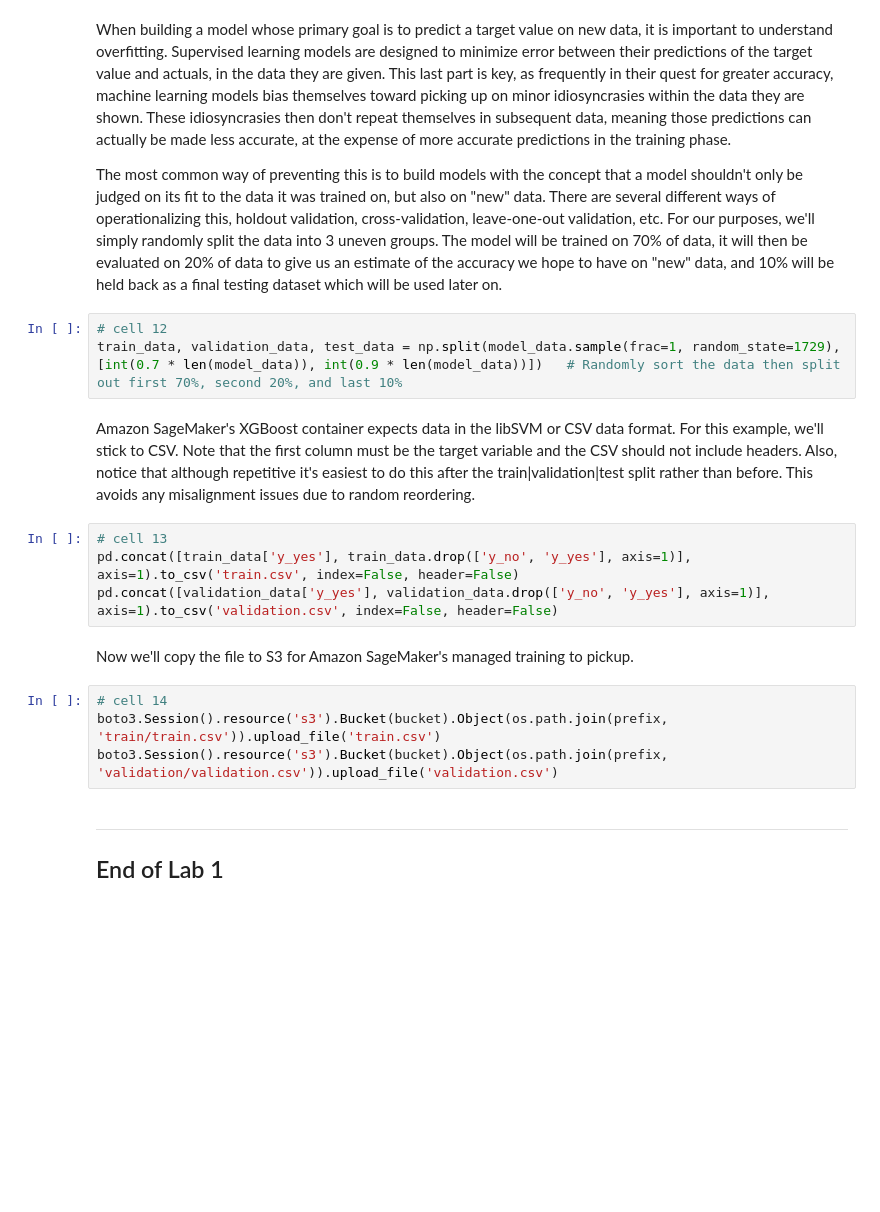
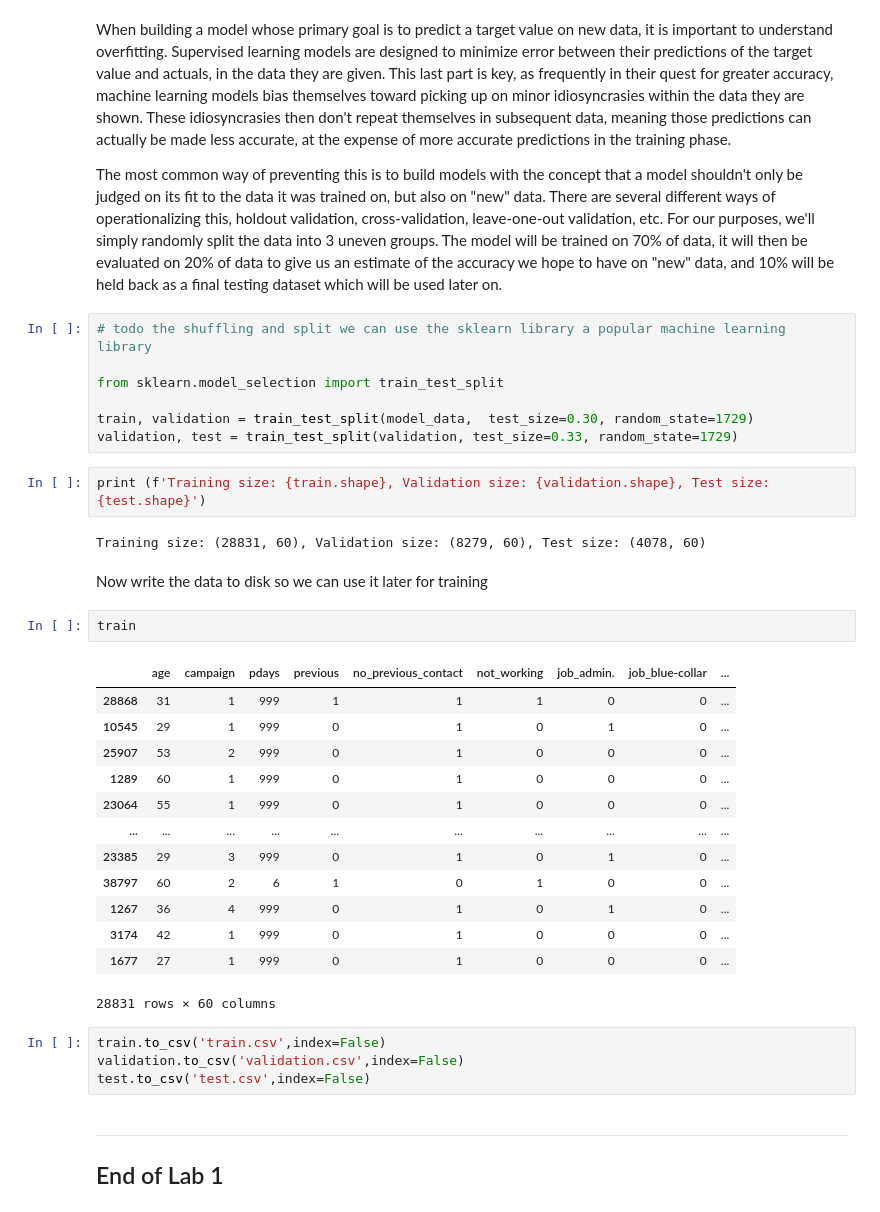
Before and after one commit to johanneslanger/ml-immersion-day, a Jupyter notebook: 01-Lab-Data-Prep-with-Pandas.ipynb, the cells around one changed output. Cells and saved outputs as stored; diff of their text form; blank space fills up the shorter version.

Commit message:
First version of labs

```diff
--- a/01-Lab-Data-Prep-with-Pandas.ipynb
+++ b/01-Lab-Data-Prep-with-Pandas.ipynb
@@ -220,21 +495,39 @@ model_data = model_data.drop(['duration', 'emp.var.rate', 'cons.price.idx', 'con
 When building a model whose primary goal is to predict a target value on new data, it is important to understand overfitting.  Supervised learning models are designed to minimize error between their predictions of the target value and actuals, in the data they are given.  This last part is key, as frequently in their quest for greater accuracy, machine learning models bias themselves toward picking up on minor idiosyncrasies within the data they are shown.  These idiosyncrasies then don't repeat themselves in subsequent data, meaning those predictions can actually be made less accurate, at the expense of more accurate predictions in the training phase.
 
 The most common way of preventing this is to build models with the concept that a model shouldn't only be judged on its fit to the data it was trained on, but also on "new" data.  There are several different ways of operationalizing this, holdout validation, cross-validation, leave-one-out validation, etc.  For our purposes, we'll simply randomly split the data into 3 uneven groups.  The model will be trained on 70% of data, it will then be evaluated on 20% of data to give us an estimate of the accuracy we hope to have on "new" data, and 10% will be held back as a final testing dataset which will be used later on.
-# %%
-# cell 12
-train_data, validation_data, test_data = np.split(model_data.sample(frac=1, random_state=1729), [int(0.7 * len(model_data)), int(0.9 * len(model_data))])   # Randomly sort the data then split out first 70%, second 20%, and last 10%
-# %% [markdown]
-Amazon SageMaker's XGBoost container expects data in the libSVM or CSV data format.  For this example, we'll stick to CSV.  Note that the first column must be the target variable and the CSV should not include headers.  Also, notice that although repetitive it's easiest to do this after the train|validation|test split rather than before.  This avoids any misalignment issues due to random reordering.
-# %%
-# cell 13
-pd.concat([train_data['y_yes'], train_data.drop(['y_no', 'y_yes'], axis=1)], axis=1).to_csv('train.csv', index=False, header=False)
-pd.concat([validation_data['y_yes'], validation_data.drop(['y_no', 'y_yes'], axis=1)], axis=1).to_csv('validation.csv', index=False, header=False)
-# %% [markdown]
-Now we'll copy the file to S3 for Amazon SageMaker's managed training to pickup.
-# %%
-# cell 14
-boto3.Session().resource('s3').Bucket(bucket).Object(os.path.join(prefix, 'train/train.csv')).upload_file('train.csv')
-boto3.Session().resource('s3').Bucket(bucket).Object(os.path.join(prefix, 'validation/validation.csv')).upload_file('validation.csv')
+# %%
+# todo the shuffling and split we can use the sklearn library a popular machine learning library
+
+from sklearn.model_selection import train_test_split
+
+train, validation = train_test_split(model_data,  test_size=0.30, random_state=1729)
+validation, test = train_test_split(validation, test_size=0.33, random_state=1729)
+# %%
+print (f'Training size: {train.shape}, Validation size: {validation.shape}, Test size: {test.shape}')
+# %% [output]
+Training size: (28831, 60), Validation size: (8279, 60), Test size: (4078, 60)
+# %% [markdown]
+Now write the data to disk so we can use it later for training
+# %%
+train
+# %% [output]
+|  | age | campaign | pdays | previous | no_previous_contact | not_working | job_admin. | job_blue-collar | ... |
+| 28868 | 31 | 1 | 999 | 1 | 1 | 1 | 0 | 0 | ... |
+| 10545 | 29 | 1 | 999 | 0 | 1 | 0 | 1 | 0 | ... |
+| 25907 | 53 | 2 | 999 | 0 | 1 | 0 | 0 | 0 | ... |
+| 1289 | 60 | 1 | 999 | 0 | 1 | 0 | 0 | 0 | ... |
+| 23064 | 55 | 1 | 999 | 0 | 1 | 0 | 0 | 0 | ... |
+| ... | ... | ... | ... | ... | ... | ... | ... | ... | ... |
+| 23385 | 29 | 3 | 999 | 0 | 1 | 0 | 1 | 0 | ... |
+| 38797 | 60 | 2 | 6 | 1 | 0 | 1 | 0 | 0 | ... |
+| 1267 | 36 | 4 | 999 | 0 | 1 | 0 | 1 | 0 | ... |
+| 3174 | 42 | 1 | 999 | 0 | 1 | 0 | 0 | 0 | ... |
+| 1677 | 27 | 1 | 999 | 0 | 1 | 0 | 0 | 0 | ... |
+28831 rows × 60 columns
+# %%
+train.to_csv('train.csv',index=False)
+validation.to_csv('validation.csv',index=False)
+test.to_csv('test.csv',index=False)
 # %% [markdown]
 ---
 
```
Also changed, not shown: parts of 36 cells of this notebook, 1 other file.
